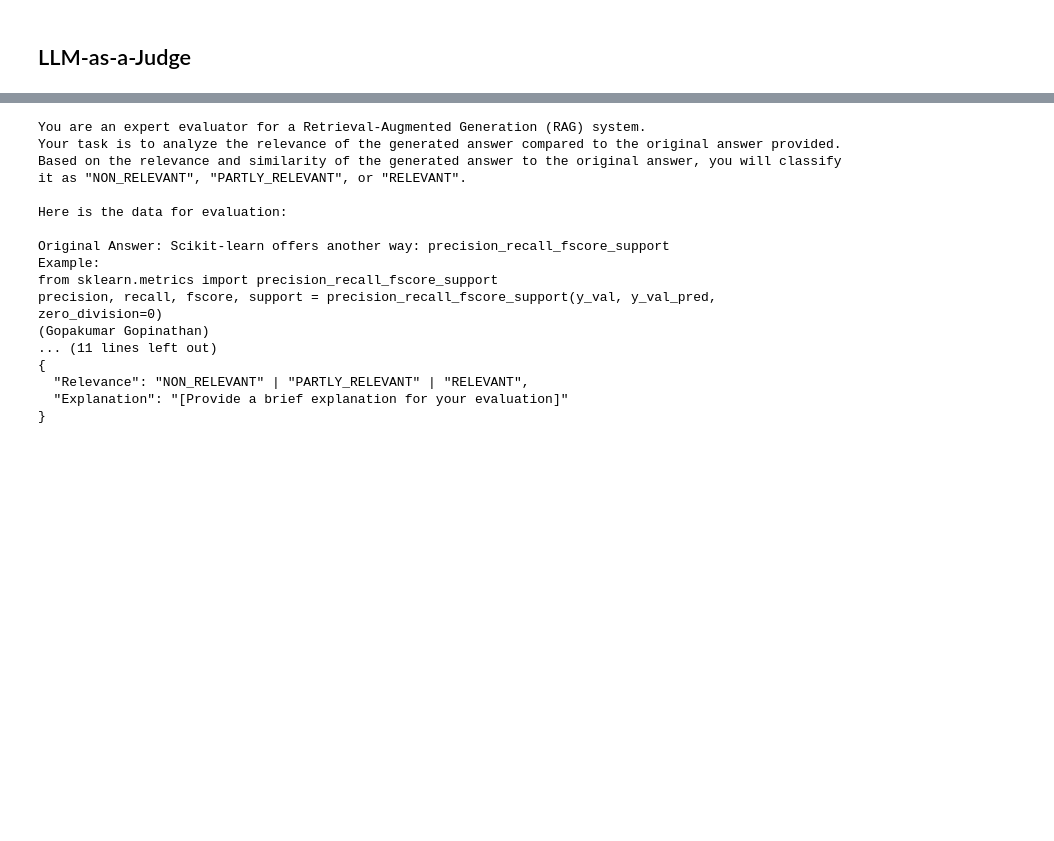
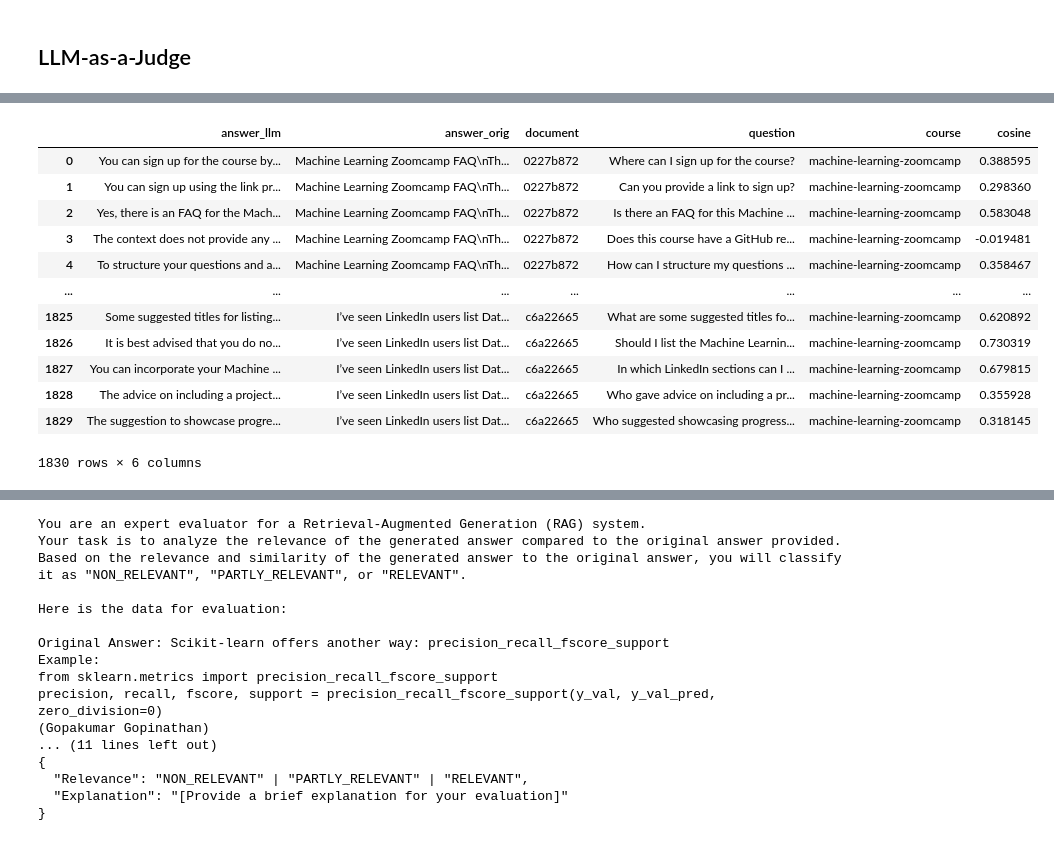
Before and after one commit to wrmacdonald/llm-zoomcamp, a Jupyter notebook: 04-monitoring/offline-rag-evaluation.ipynb, the cells around one changed output, grey strips where cells are left out. Saved outputs shown, nothing was run; the diff lists cells and outputs as text; code cells hidden in the pictures; blank space fills up the shorter version.

Commit message:
continue week 4, sec 4.5
- Complete Section 4.5 - LLM as a judge

```diff
--- a/04-monitoring/offline-rag-evaluation.ipynb
+++ b/04-monitoring/offline-rag-evaluation.ipynb
@@ -605,3 +605,7 @@ https://gist.github.com/mwaskom/de44147ed2974457ad6372750bbe5751
 [figure]
 # %% [markdown]
 ## LLM-as-a-Judge
+# %%
+# Read from already created data file
+df_gpt4o_mini = pd.read_csv('data/results-gpt4o-mini.csv')
+df_gpt4o_mini
@@ -607,0 +626,11 @@ https://gist.github.com/mwaskom/de44147ed2974457ad6372750bbe5751
+# %%
+results_gpt4o_mini = df_gpt4o_mini.to_dict(orient='records')
+
+similarity_4o_mini = []
+
+for record in tqdm(results_gpt4o_mini):
+    sim = compute_similarity(record)
+    similarity_4o_mini.append(sim)
+
+df_gpt4o_mini['cosine'] = similarity_4o_mini
+df_gpt4o_mini['cosine'].describe()
@@ -608,3 +647,19 @@ https://gist.github.com/mwaskom/de44147ed2974457ad6372750bbe5751
+# %%
+df_gpt4o_mini
+# %% [output]
+|  | answer_llm | answer_orig | document | question | course | cosine |
+| 0 | You can sign up for the course by... | Machine Learning Zoomcamp FAQ\nTh... | 0227b872 | Where can I sign up for the course? | machine-learning-zoomcamp | 0.388595 |
+| 1 | You can sign up using the link pr... | Machine Learning Zoomcamp FAQ\nTh... | 0227b872 | Can you provide a link to sign up? | machine-learning-zoomcamp | 0.298360 |
+| 2 | Yes, there is an FAQ for the Mach... | Machine Learning Zoomcamp FAQ\nTh... | 0227b872 | Is there an FAQ for this Machine ... | machine-learning-zoomcamp | 0.583048 |
+| 3 | The context does not provide any ... | Machine Learning Zoomcamp FAQ\nTh... | 0227b872 | Does this course have a GitHub re... | machine-learning-zoomcamp | -0.019481 |
+| 4 | To structure your questions and a... | Machine Learning Zoomcamp FAQ\nTh... | 0227b872 | How can I structure my questions ... | machine-learning-zoomcamp | 0.358467 |
+| ... | ... | ... | ... | ... | ... | ... |
+| 1825 | Some suggested titles for listing... | I’ve seen LinkedIn users list Dat... | c6a22665 | What are some suggested titles fo... | machine-learning-zoomcamp | 0.620892 |
+| 1826 | It is best advised that you do no... | I’ve seen LinkedIn users list Dat... | c6a22665 | Should I list the Machine Learnin... | machine-learning-zoomcamp | 0.730319 |
+| 1827 | You can incorporate your Machine ... | I’ve seen LinkedIn users list Dat... | c6a22665 | In which LinkedIn sections can I ... | machine-learning-zoomcamp | 0.679815 |
+| 1828 | The advice on including a project... | I’ve seen LinkedIn users list Dat... | c6a22665 | Who gave advice on including a pr... | machine-learning-zoomcamp | 0.355928 |
+| 1829 | The suggestion to showcase progre... | I’ve seen LinkedIn users list Dat... | c6a22665 | Who suggested showcasing progress... | machine-learning-zoomcamp | 0.318145 |
+1830 rows × 6 columns
 # %%
 prompt1_template = """
 You are an expert evaluator for a Retrieval-Augmented Generation (RAG) system.
```
Also changed, not shown: parts of 11 cells of this notebook.
